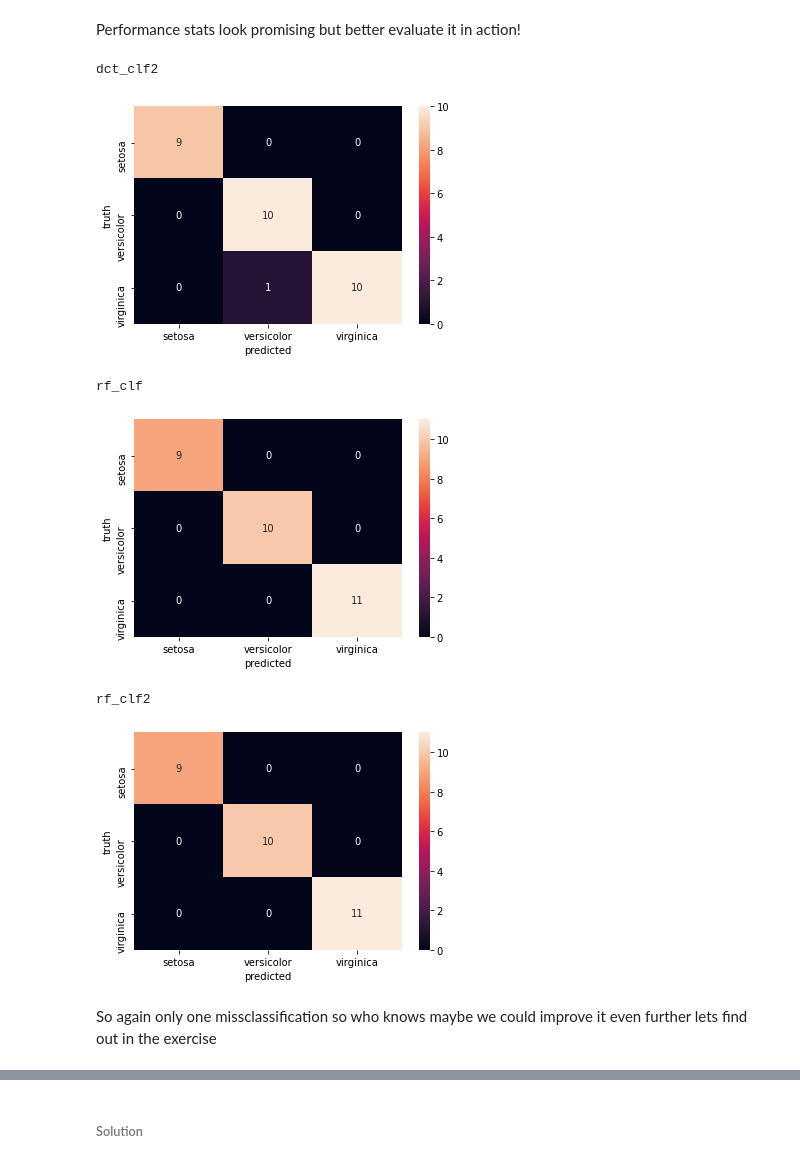
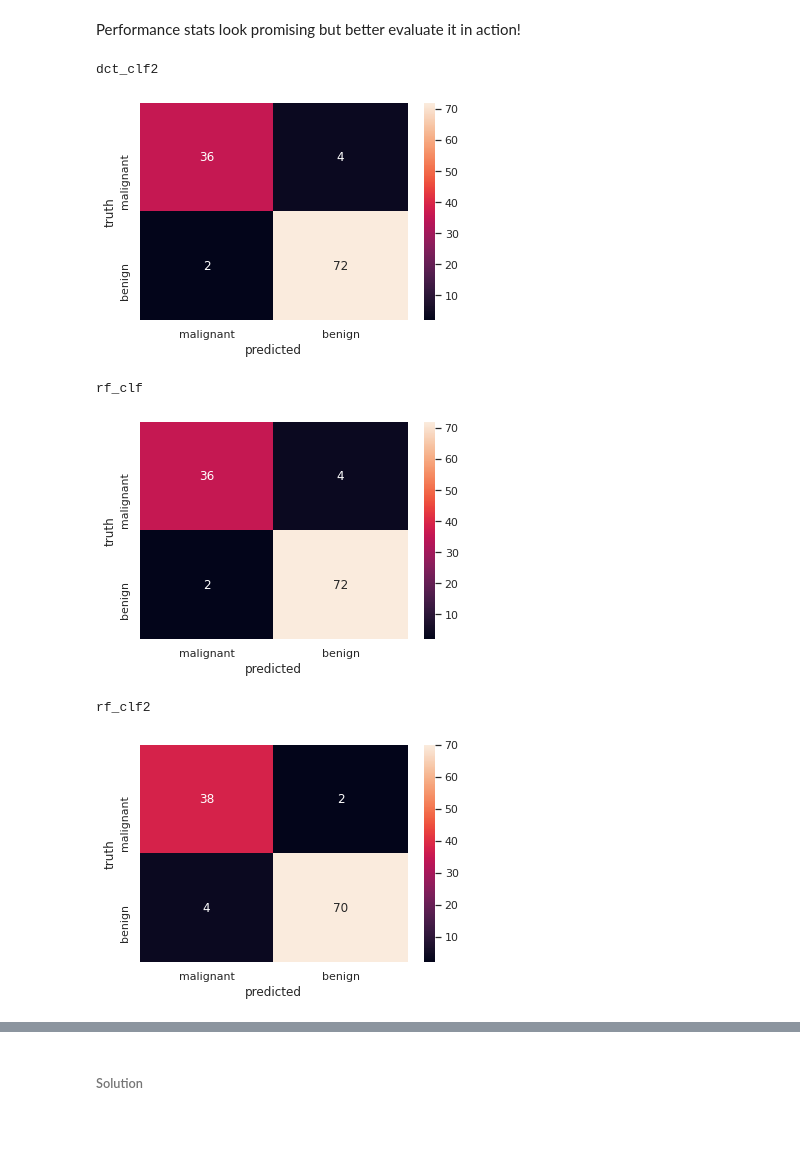
Before and after one commit to IvoLeist/ml_cnag-crg_course, a Jupyter notebook: day2/ML_course_CNAG_CRG_day2.ipynb, the cells around one changed output, grey strips where cells are left out. Saved outputs shown, nothing was run; the diff lists cells and outputs as text; code cells hidden in the pictures; blank space fills up the shorter version.

Commit message:
update regression exercise

```diff
--- a/day2/ML_course_CNAG_CRG_day2.ipynb
+++ b/day2/ML_course_CNAG_CRG_day2.ipynb
@@ -1273,5 +1605,5 @@ weighted avg       0.90      0.89      0.89        45
 # %%
 for t in [("wine_clf",wine_clf),("wine_clf2",wine_clf2)]:
-  get_clf_cm(t[0],t[1],wine.target_names,x_train,y_train,x_test,y_test)
+  get_clf_cm(t[0],t[1],dataset.target_names,x_train,y_train,x_test,y_test)
 # %% [output]
 wine_clf
@@ -1308,10 +1638,12 @@ iris = load_iris()
+# %%
+dataset = load_breast_cancer()
 # %% [markdown]
 #### Preprocess Data
 # %%
 # Split dataset into training 80% and test (20%) set
 test_size=0.2
 x_train, x_test, y_train, y_test = train_test_split(
-    iris.data, iris.target, test_size=test_size)
+    dataset.data, dataset.target, test_size=test_size)
 
 for t in [("training",x_train),("test",x_test)]:
   print(f"observations in the {t[0]} set:{len(t[1])}")
@@ -1399,11 +1857,11 @@ time I want to show you the power of feature selection
 # %%
 # Create a selector object that will use our classifier to identify
-# features that have an importance of more than 0.15
-sfm = SelectFromModel(rf_clf, threshold=0.15)
+# features that have an importance of more than 0.04
+sfm = SelectFromModel(rf_clf, threshold=0.04)
 
 # Train the selector
 sfm.fit(x_train, y_train)
 
 for feature_list_index in sfm.get_support(indices=True):
-    print(iris.feature_names[feature_list_index])
+    print(dataset.feature_names[feature_list_index])
 # %% [output]
@@ -1475,18 +1942,15 @@ weighted avg       1.00      1.00      1.00        30
 Performance stats look promising but better evaluate it in action!
 # %%
 for t in [("dct_clf2",dct_clf2),("rf_clf",rf_clf)]:
-  get_clf_cm(t[0],t[1],iris.target_names,x_train,y_train,x_test,y_test)
+  get_clf_cm(t[0],t[1],dataset.target_names,x_train,y_train,x_test,y_test)
 
 get_clf_cm(
-    "rf_clf2",rf_clf2,iris.target_names,
+    "rf_clf2",rf_clf2,dataset.target_names,
     x_important_train,y_train,x_important_test,y_test)
 # %% [output]
 dct_clf2
-[figure, old version]
+[figure, new version]
 rf_clf
-[figure, old version]
+[figure, new version]
 rf_clf2
-[figure, old version]
+[figure, new version]
-# %% [markdown]
-So again only one missclassification so who knows maybe
-we could improve it even further lets find out in the exercise
```
Also changed, not shown: parts of 169 cells of this notebook.
